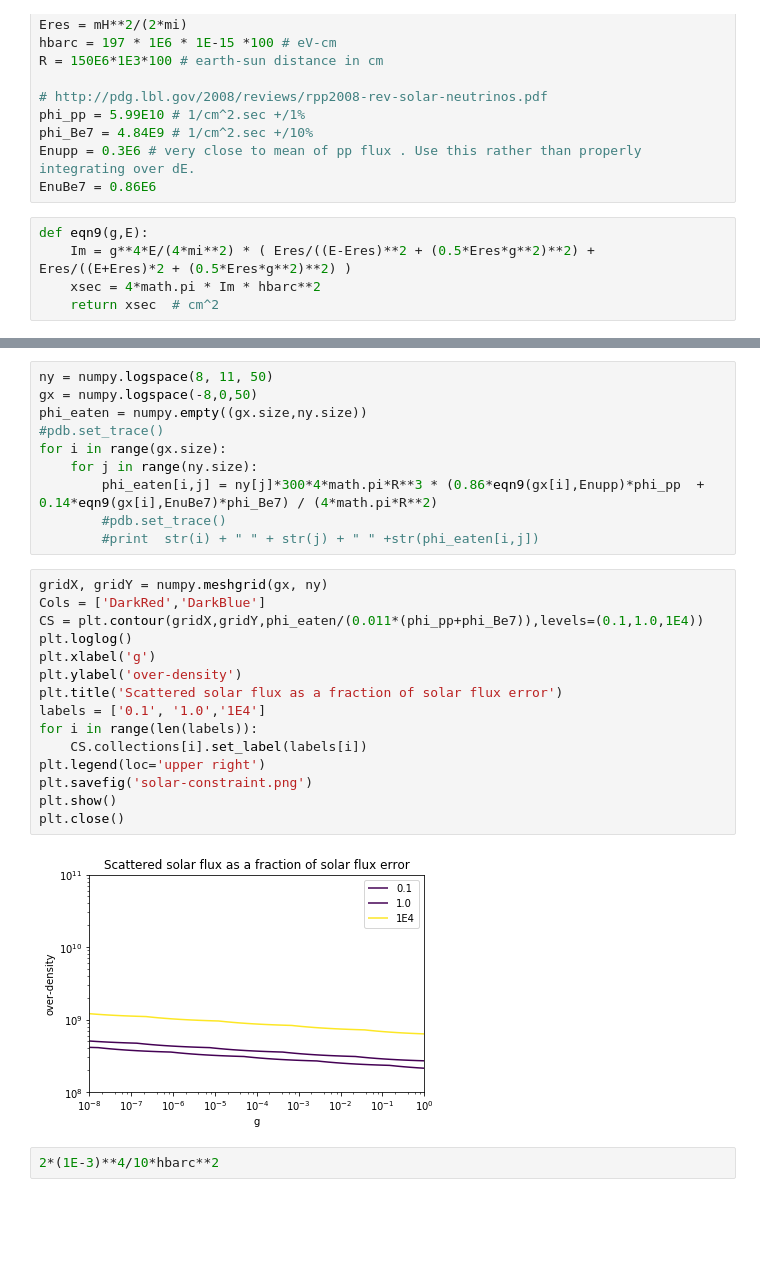
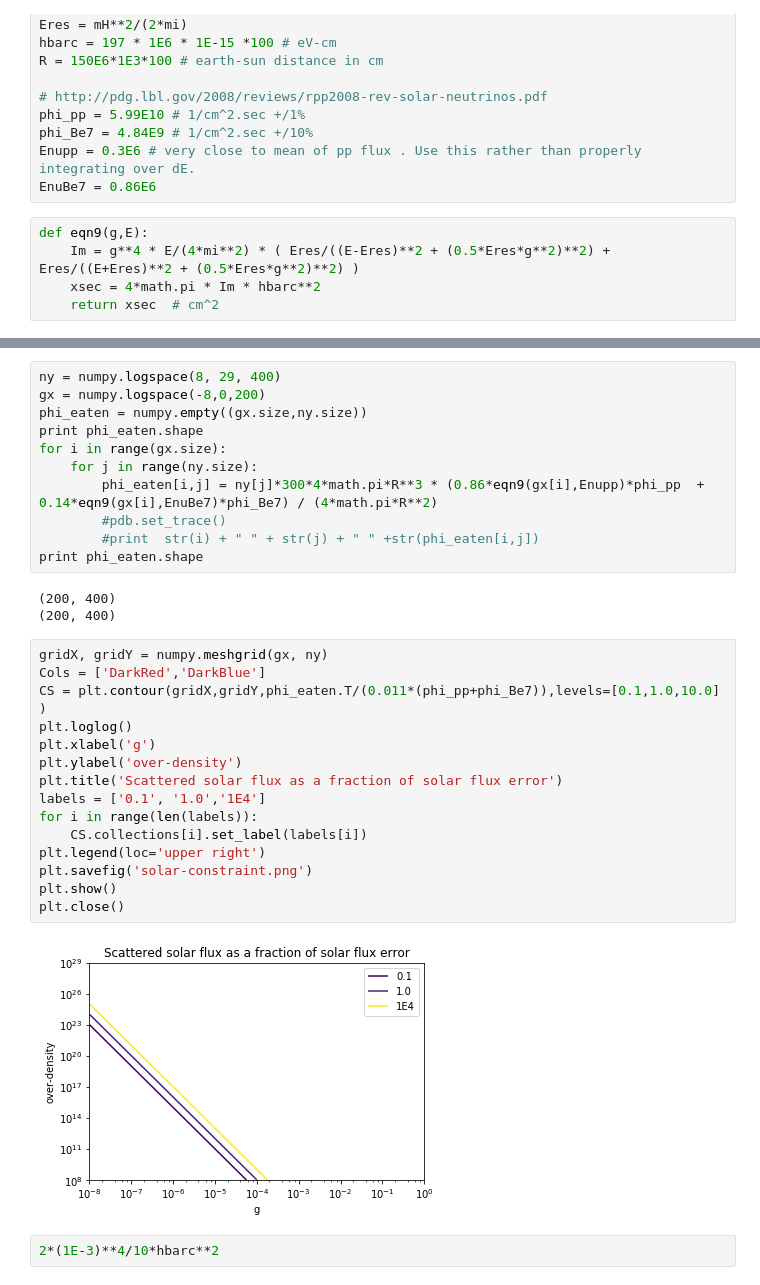
Before and after one commit to echurch/OscProbsNuHiggs, a Jupyter notebook: solar_constraint.ipynb, the cells around one changed output, grey strips where cells are left out. Cells and saved outputs as stored; diff of their text form; blank space fills up the shorter version.

```diff
--- a/solar_constraint.ipynb
+++ b/solar_constraint.ipynb
@@ -17,7 +17,7 @@ Enupp = 0.3E6 # very close to mean of pp flux . Use this rather than properly in
 EnuBe7 = 0.86E6
 # %%
 def eqn9(g,E):
-    Im = g**4*E/(4*mi**2) * ( Eres/((E-Eres)**2 + (0.5*Eres*g**2)**2) + Eres/((E+Eres)*2 + (0.5*Eres*g**2)**2) )
+    Im = g**4 * E/(4*mi**2) * ( Eres/((E-Eres)**2 + (0.5*Eres*g**2)**2) + Eres/((E+Eres)**2 + (0.5*Eres*g**2)**2) )
     xsec = 4*math.pi * Im * hbarc**2
     return xsec  # cm^2
 # %%
@@ -40,30 +46,34 @@ print phi_miss
 # %%
-ny = numpy.logspace(8, 11, 50)
-gx = numpy.logspace(-8,0,50)
+ny = numpy.logspace(8, 29, 400)
+gx = numpy.logspace(-8,0,200)
 phi_eaten = numpy.empty((gx.size,ny.size))
-#pdb.set_trace()
+print phi_eaten.shape
 for i in range(gx.size):
     for j in range(ny.size):
         phi_eaten[i,j] = ny[j]*300*4*math.pi*R**3 * (0.86*eqn9(gx[i],Enupp)*phi_pp  +  0.14*eqn9(gx[i],EnuBe7)*phi_Be7) / (4*math.pi*R**2)
         #pdb.set_trace()
         #print  str(i) + " " + str(j) + " " +str(phi_eaten[i,j])
+print phi_eaten.shape
+# %% [output]
+(200, 400)
+(200, 400)
 # %%
 gridX, gridY = numpy.meshgrid(gx, ny)
 Cols = ['DarkRed','DarkBlue']
-CS = plt.contour(gridX,gridY,phi_eaten/(0.011*(phi_pp+phi_Be7)),levels=(0.1,1.0,1E4))
+CS = plt.contour(gridX,gridY,phi_eaten.T/(0.011*(phi_pp+phi_Be7)),levels=[0.1,1.0,10.0] )
 plt.loglog()
 plt.xlabel('g')
 plt.ylabel('over-density')
 plt.title('Scattered solar flux as a fraction of solar flux error')
 labels = ['0.1', '1.0','1E4']
 for i in range(len(labels)):
     CS.collections[i].set_label(labels[i])
 plt.legend(loc='upper right')
 plt.savefig('solar-constraint.png')
 plt.show()
 plt.close()
 # %% [output]
-[figure, old version]
+[figure, new version]
 # %%
 2*(1E-3)**4/10*hbarc**2
 # %% [output]
```
Also changed, not shown: parts of 15 cells of this notebook.
